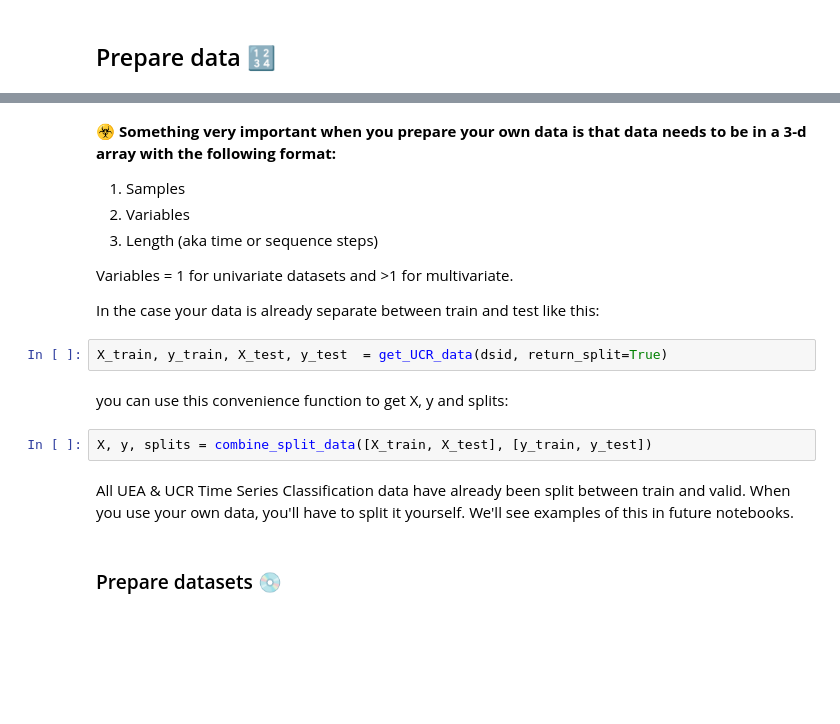
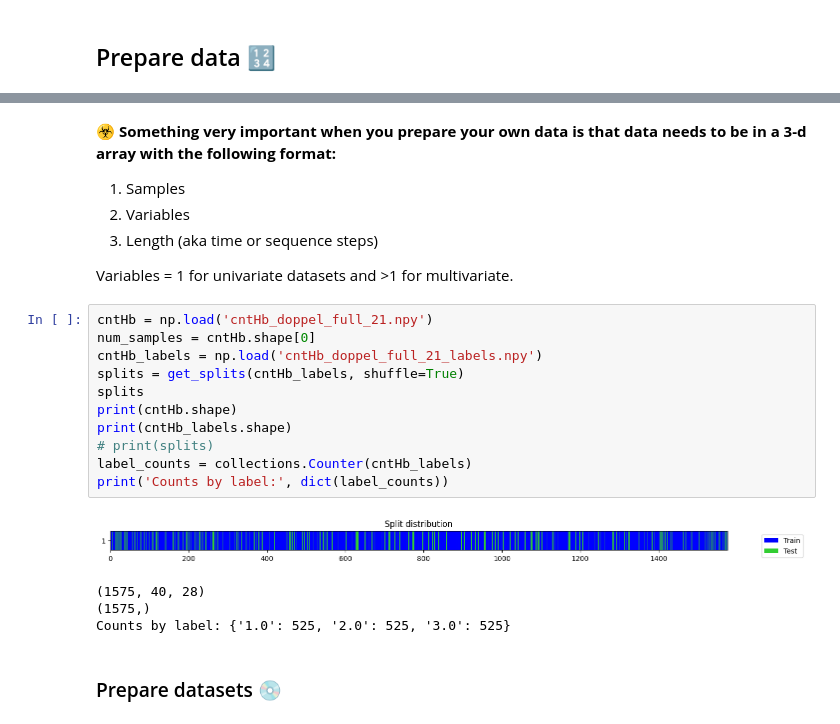
Before and after one commit to anra8571/INFO5871FinalProject, a Jupyter notebook: tutorial_nbs/01_Intro_to_Time_Series_Classification.ipynb, the cells around one changed output, grey strips where cells are left out. Saved outputs shown, nothing was run; the diff lists cells and outputs as text; blank space fills up the shorter version.

```diff
--- a/tutorial_nbs/01_Intro_to_Time_Series_Classification.ipynb
+++ b/tutorial_nbs/01_Intro_to_Time_Series_Classification.ipynb
@@ -79,16 +71,22 @@ X.shape, y.shape, splits
 3. Length (aka time or sequence steps)
 
 Variables = 1 for univariate datasets and >1 for multivariate.
-
-In the case your data is already separate between train and test like this:
-# %%
-X_train, y_train, X_test, y_test  = get_UCR_data(dsid, return_split=True)
-# %% [markdown]
-you can use this convenience function to get X, y and splits:
-# %%
-X, y, splits = combine_split_data([X_train, X_test], [y_train, y_test])
-# %% [markdown]
-All UEA & UCR Time Series Classification data have already been split between train and valid. When you use your own data, you'll have to split it yourself. We'll see examples of this in future notebooks.
+# %%
+cntHb = np.load('cntHb_doppel_full_21.npy')
+num_samples = cntHb.shape[0]
+cntHb_labels = np.load('cntHb_doppel_full_21_labels.npy')
+splits = get_splits(cntHb_labels, shuffle=True)
+splits
+print(cntHb.shape)
+print(cntHb_labels.shape)
+# print(splits)
+label_counts = collections.Counter(cntHb_labels)
+print('Counts by label:', dict(label_counts))
+# %% [output]
+[figure, added]
+(1575, 40, 28)
+(1575,)
+Counts by label: {'1.0': 525, '2.0': 525, '3.0': 525}
 # %% [markdown]
 ### Prepare datasets 💿
 # %% [markdown]
```
Also changed, not shown: parts of 37 cells of this notebook.
